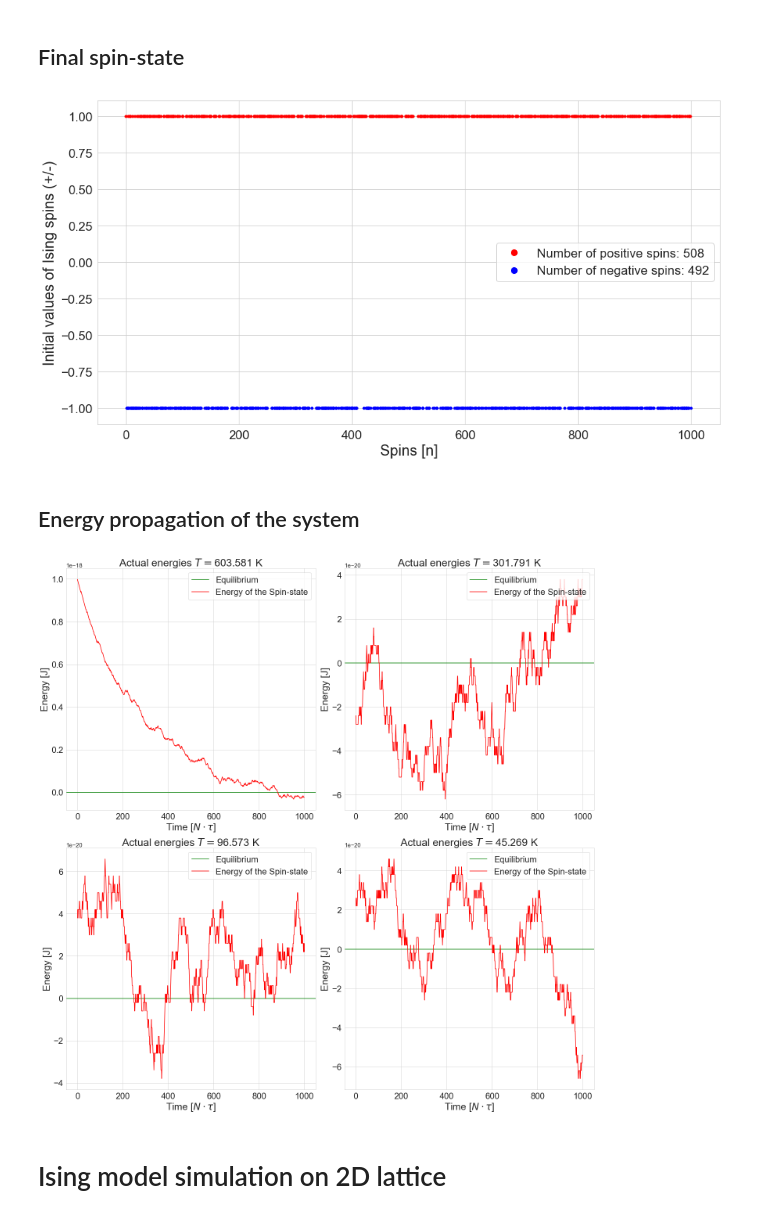
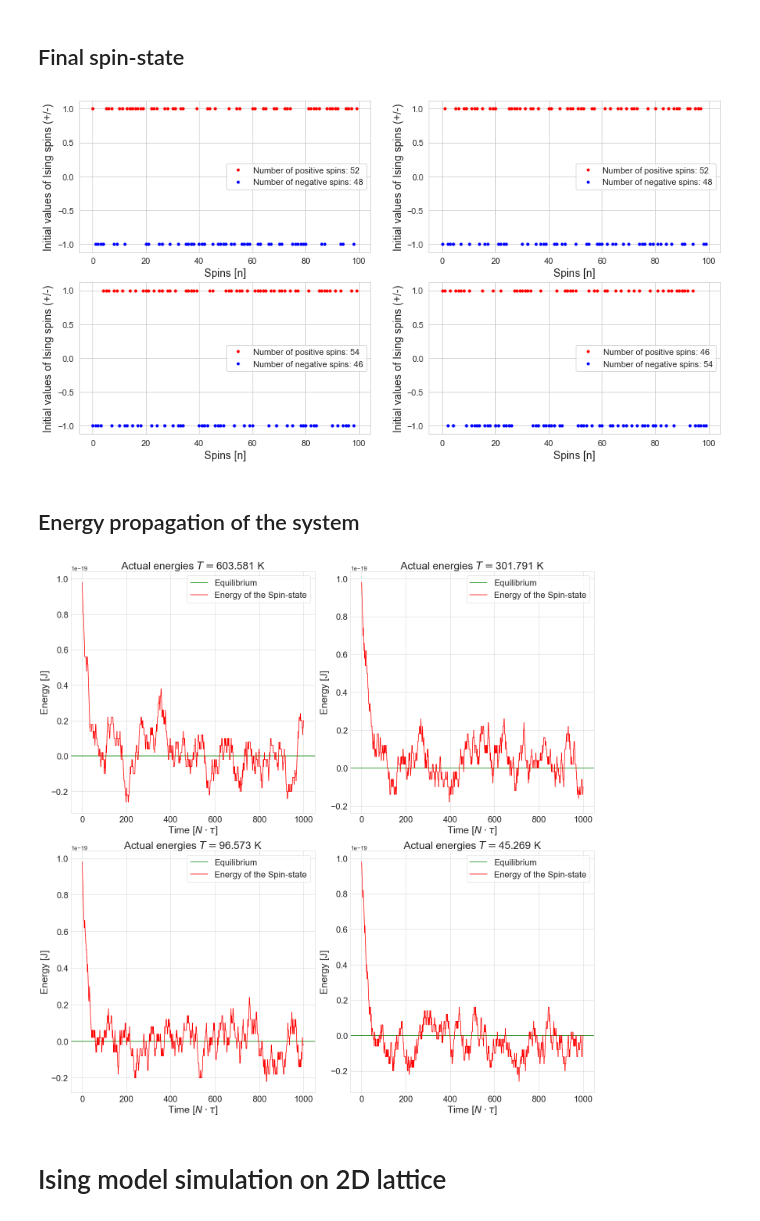
Before and after one commit to masterdesky/ELTE-stochastic-processes-2019, a Jupyter notebook: Lecture 7/Homework 7/Stochastic processes - 7..ipynb, the cells around one changed output. Cells and saved outputs as stored; diff of their text form; code cells hidden in the pictures.

Commit message:
hw7 - 2D Ising model finished correctly

```diff
--- a/Lecture 7/Homework 7/Stochastic processes - 7..ipynb
+++ b/Lecture 7/Homework 7/Stochastic processes - 7..ipynb
@@ -35,10 +35,10 @@ image_dpi = 150
 k_B = 1.380648e-23
 
 # Number of spins, situated on the 1D lattice
-N_spin_1D = 1000
+N_spin_1D = 100
 
 # Number of spins in a row at the 2D case
-N_spin_2D = 100
+N_spin_2D = 10
 
 # Arbitrary J
 J = 1e-21
@@ -120,19 +120,18 @@ def E(Spins):
 # %% [markdown]
 ## 3.: Step with the simulation
 # %%
-def simulation_step(beta, steps, Spins_1D):
+def simulation_step_1D(beta, steps, Spins):
 
-    Spins = Spins_1D
     # Chronologies for reached energy levels' indeces and actual energies in order
-    spin_changes_chronology = np.zeros((steps+1, N_spin), dtype='int')
+    spin_changes_chronology = np.zeros((steps+1, N_spin_1D), dtype='int')
     energy_chronology = np.zeros((steps+1))
 
     # Starting position on X axis
     energy_chronology[0] = E(Spins=Spins)
 
-    for current_step in range(0,steps):
+    for current_step in range(0, steps):
         # Choose a random Ising spin from the pool at the start of every step
-        choosen_spin_index = np.random.choice([i for i in range(0, N_spin)])
+        choosen_spin_index = np.random.choice([i for i in range(0, N_spin_1D)])
 
         # Rotate it to check the energy difference
         New_Spins = Spins
@@ -195,47 +194,49 @@ Spins_1D_dict = {}
 for i in range(0,len(betas)):
     (spin_changes_chronology_1D[str(i+1)],
     energy_chronology_1D[str(i+1)],
-    Spins_1D_dict[str(i+1)]) = simulation_step(beta=betas[str(i+1)],
-                                               steps=steps_1D,
-                                               Spins=Spins_1D)
+    Spins_1D_dict[str(i+1)]) = simulation_step_1D(beta=betas[str(i+1)],
+                                                  steps=steps_1D,
+                                                  Spins=Spins_1D.copy())
 
 step_indeces_1D = np.asarray([i for i in range(0,steps+1)])
 # %% [markdown]
 ## Final spin-state
 # %%
-# The current positions of the spins
-Spins_positive_1D = Spins_1D[Spins_1D>0]
-Spins_negative_1D = Spins_1D[Spins_1D<0]
-
-fig, axes = plt.subplots(nrows=1, ncols=1, figsize=(15,8))
+fig, axes = plt.subplots(nrows=2, ncols=2, figsize=(15,8))
 
 scattersize = 10
-axislabelsize = 20
-axisticksize = 17
-legendsize = 17
+axislabelsize = 14
+axisticksize = 11
+legendsize = 11
 
 count = 0
-for i in range(0, N_spin_1D):
-    if(Spins_1D[i] > 0):
-        axes.scatter(i, Spins_1D[i], color='red', s=scattersize)
+for j in range(0, nrows):
+    for k in range(0, ncols):
+        # The current positions of the spins
+        Spins_positive_1D = Spins_1D_dict[str(j*ncols + k + 1)][Spins_1D_dict[str(j*ncols + k + 1)]>0]
+        Spins_negative_1D = Spins_1D_dict[str(j*ncols + k + 1)][Spins_1D_dict[str(j*ncols + k + 1)]<0]
 
-    elif(Spins_1D[i] < 0):
-        axes.scatter(i, Spins_1D[i], color='blue', s=scattersize)
+        for i in range(0, N_spin_1D):
+            if(Spins_1D_dict[str(j*ncols + k + 1)][i] > 0):
+                axes[j][k].scatter(i, Spins_1D_dict[str(j*ncols + k + 1)][i], color='red', s=scattersize)
 
-axes.set_xlabel('Spins [n]', fontsize=axislabelsize)
-axes.set_ylabel('Initial values of Ising spins (+/-)', fontsize=axislabelsize)
-axes.tick_params(axis='both', which='major', labelsize=axisticksize)
+            elif(Spins_1D_dict[str(j*ncols + k + 1)][i] < 0):
+                axes[j][k].scatter(i, Spins_1D_dict[str(j*ncols + k + 1)][i], color='blue', s=scattersize)
 
-legend_elements = [Line2D([0], [0], marker='o', color='white',markerfacecolor='red',
-                          markersize=10, label='Number of positive spins: {0}'.format(len(Spins_positive_1D))),
-                   Line2D([0], [0], marker='o', color='white', markerfacecolor='blue',
-                          markersize=10, label='Number of negative spins: {0}'.format(len(Spins_negative_1D)))]
+        axes[j][k].set_xlabel('Spins [n]', fontsize=axislabelsize)
+        axes[j][k].set_ylabel('Initial values of Ising spins (+/-)', fontsize=axislabelsize)
+        axes[j][k].tick_params(axis='both', which='major', labelsize=axisticksize)
 
-axes.legend(handles=legend_elements , loc='center right', fontsize=legendsize)
+        legend_elements = [Line2D([0], [0], marker='o', color='white',markerfacecolor='red',
+                                  markersize=5, label='Number of positive spins: {0}'.format(len(Spins_positive_1D))),
+                           Line2D([0], [0], marker='o', color='white', markerfacecolor='blue',
+                                  markersize=5, label='Number of negative spins: {0}'.format(len(Spins_negative_1D)))]
+
+        axes[j][k].legend(handles=legend_elements , loc='center right', fontsize=legendsize)
 
 plt.show()
 # %% [output]
-[figure, old version]
+[figure, new version]
 # %% [markdown]
 ## Energy propagation of the system
 # %%
@@ -272,7 +273,7 @@ plt.savefig('discrete_energies_1D.' +
             bbox_inches='tight')
 plt.show()
 # %% [output]
-[figure, old version]
+[figure, new version]
 # %% [markdown]
 # Ising model simulation on 2D lattice
 # %% [markdown]
```
Also changed, not shown: parts of 4 cells of this notebook, 2 other files.
